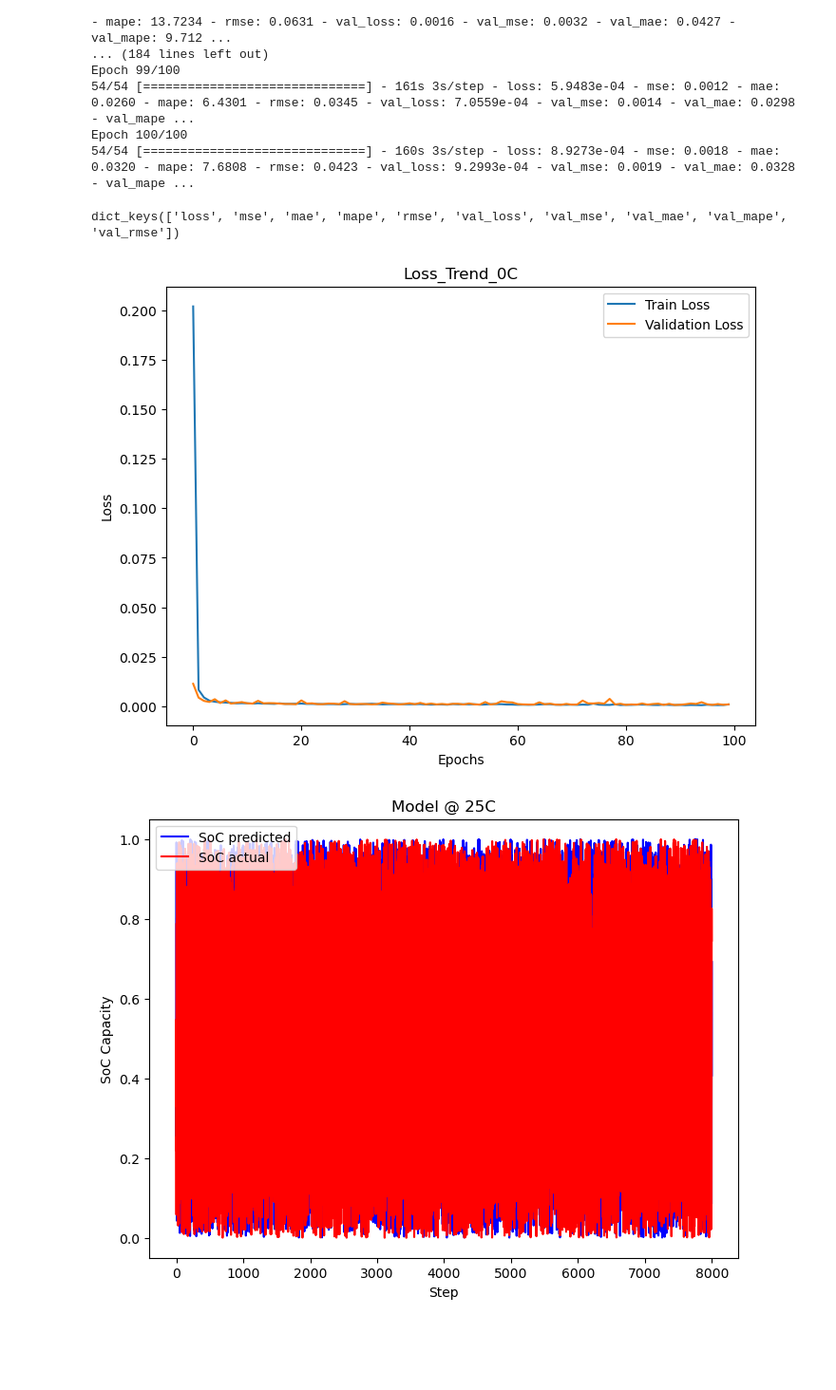
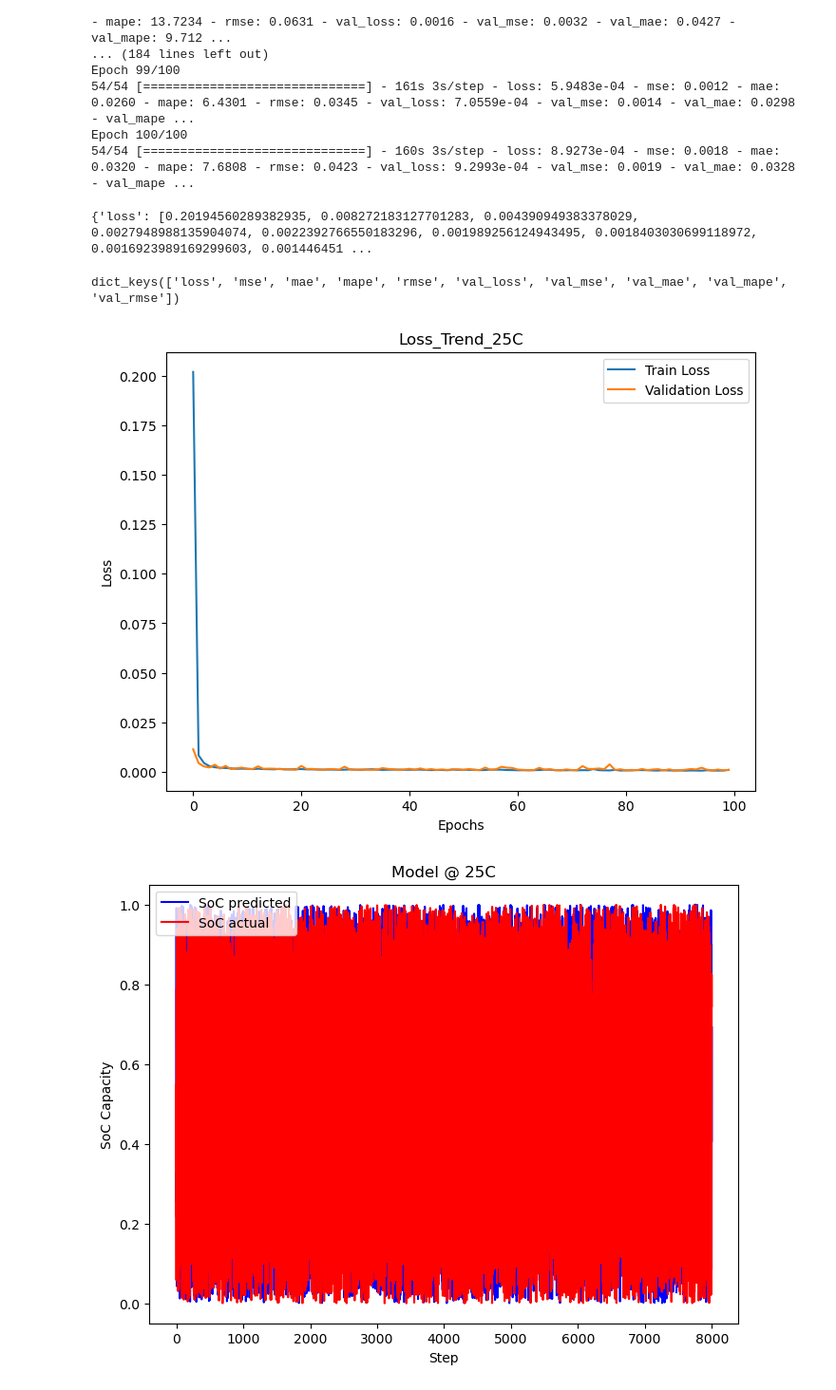
Before and after one commit to knehme/ece5831-2024-final-project, a Jupyter notebook: ece5831-2024-final-project.ipynb, the cells around one changed output. Shown at 95% size. Saved outputs shown, nothing was run; the diff lists cells and outputs as text; code cells hidden in the pictures; blank space fills up the shorter version.

```diff
--- a/ece5831-2024-final-project.ipynb
+++ b/ece5831-2024-final-project.ipynb
@@ -284,26 +258,32 @@ with open('model_history_25C.pkl', 'wb') as f:
+# %%
+file_path = 'model_history_25C.pkl'
+with open(file_path, 'rb') as file:
+    history = pickle.load(file)
+print(history)
+# %% [output]
+{'loss': [0.20194560289382935, 0.008272183127701283, 0.004390949383378029, 0.0027948988135904074, 0.0022392766550183296, 0.001989256124943495, 0.0018403030699118972, 0.0016923989169299603, 0.001446451 ...
 # %%
-
-print(history.history.keys())
+print(history.keys())
 
 
 plt.figure(figsize=(8, 6))
 
-plt.plot(history.history['loss'], label='Train Loss')
-plt.plot(history.history['val_loss'], label='Validation Loss')
+plt.plot(history['loss'], label='Train Loss')
+plt.plot(history['val_loss'], label='Validation Loss')
 
-plt.title('Loss_Trend_0C')
+plt.title('Loss_Trend_25C')
 plt.xlabel('Epochs')
 plt.ylabel('Loss')
 plt.legend()
 
 plt.savefig('Loss_trend_25C.png', dpi=1000)
 plt.show()
 
 # Close the plot
 plt.close()
 # %% [output]
 dict_keys(['loss', 'mse', 'mae', 'mape', 'rmse', 'val_loss', 'val_mse', 'val_mae', 'val_mape', 'val_rmse'])
-[figure, old version]
+[figure, new version]
 # %%
 cycle_num = 0
 steps_num = 8000
```
Also changed, not shown: parts of 6 cells of this notebook, 3 other files.
